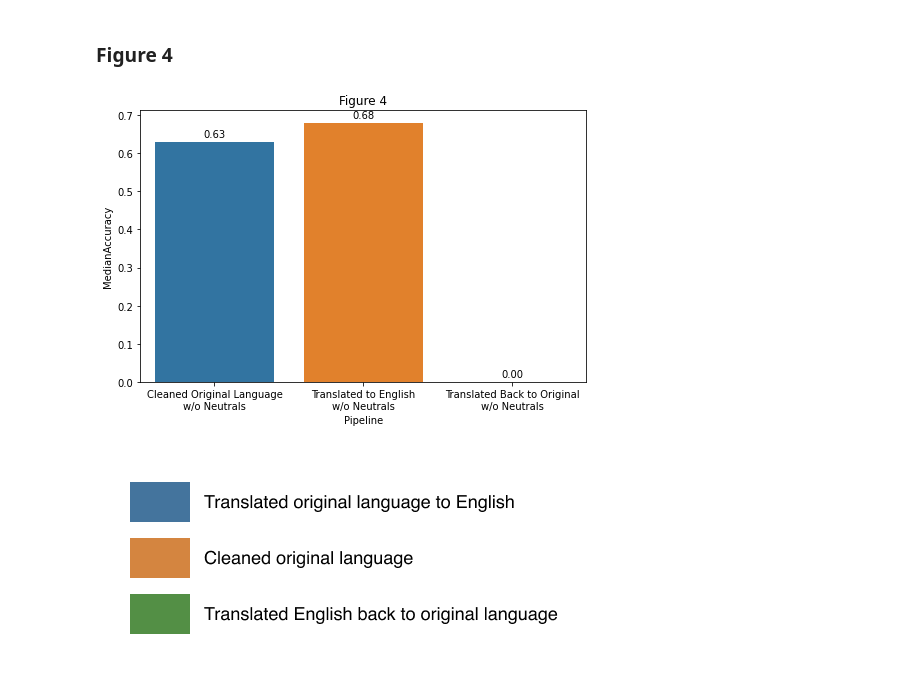
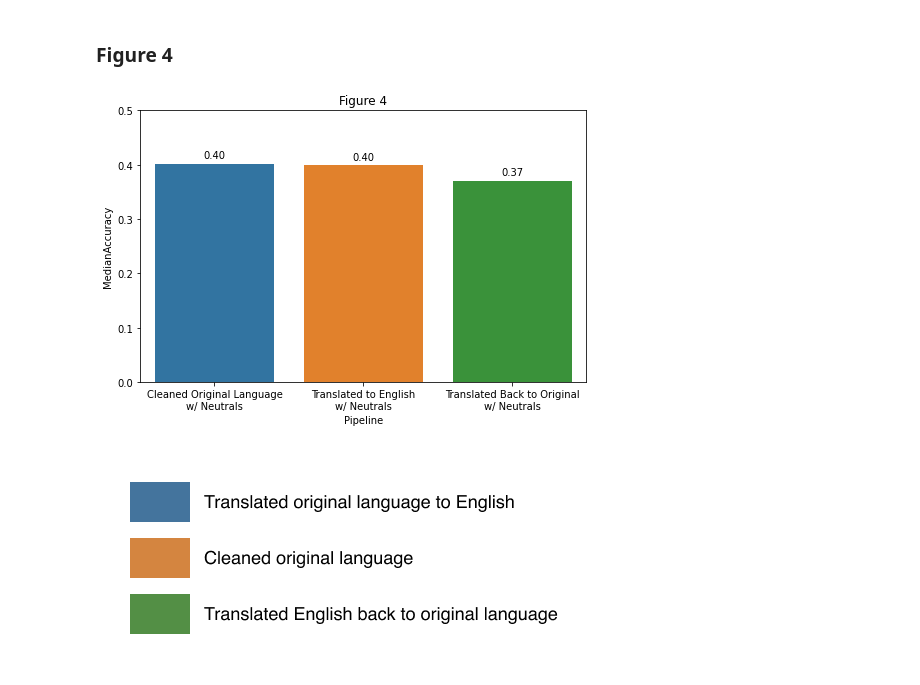
Before and after one commit to edward-chew/machine-translation, a Jupyter notebook: results.ipynb, the cells around one changed output. Drawn from its saved outputs; the diff is of its cells as text; code cells hidden in the pictures.

```diff
--- a/results.ipynb
+++ b/results.ipynb
@@ -59,8 +60,10 @@ plt.savefig("Figures/figure1.png", bbox_inches="tight")
 Comparison of Cleaned Original Language and Translated Back to Original Language accuracies accross all languages.
 # %%
 data = pd.DataFrame({"Pipeline": [pipelines[0] + "\nw/o Neutrals", pipelines[2] + "\nw/o Neutrals"],
-                     "MedianAccuracy": [0.6292841870731398, 0],
-                     "Confidence": [[0.6292436847905679, 0.6293344412681997], [0, 0]]})
+                     "MedianAccuracy": [0.6292841870731398, 0.6195824694914704],
+                     "Confidence": [[0.6292436847905679, 0.6293344412681997], [0.6195643210874983, 0.6196658298762591]]})
+
+plt.rcParams["figure.figsize"] = (5,5)
 
 lower_dists = list(map(lower_dist, [0,1]))
 upper_dists = list(map(upper_dist, [0,1]))
@@ -71,6 +74,7 @@ bp = sns.barplot(
     y="MedianAccuracy",
     yerr=[lower_dists, upper_dists])
 
+plt.ylim(0, 0.8)
 bp.set_title("Figure 2")
 
 for bar in bp.patches:
@@ -204,33 +208,34 @@ plt.savefig("Figures/figure3-15.png", bbox_inches="tight")
 # %% [markdown]
 ### Figure 4
 # %%
-data = pd.DataFrame({"Pipeline": [pipelines[0] + "\nw/o Neutrals", pipelines[1] + "\nw/o Neutrals", pipelines[2] + "\nw/o Neutrals"],
-                     "MedianAccuracy": [0.6292841870731398, 0.6773197763343846, 0],
-                     "Confidence": [[0.6292436847905679, 0.6293344412681997], [0.6772634997154882, 0.6773889914107322], [0, 0]]})
+data = pd.DataFrame({"Pipeline": [pipelines[0] + "\nw/ Neutrals", pipelines[1] + "\nw/ Neutrals", pipelines[2] + "\nw/ Neutrals"],
+                     "MedianAccuracy": [0.4022588811498849, 0.39919562179131, 0.37069205714110576],
+                     "Confidence": [[0.40224223163795836, 0.40229328844465273], [0.39916022896489906, 0.39921348136276374], [0.37066538997453374, 0.3707149252098764]]})
 
 plt.rcParams["figure.figsize"] = (8,5)
 
 lower_dists = list(map(lower_dist, [0,1,2]))
 upper_dists = list(map(upper_dist, [0,1,2]))
 
 bp = sns.barplot(
     data=data,
     x="Pipeline",
     y="MedianAccuracy",
     yerr=[lower_dists, upper_dists])
 
+plt.ylim(0, 0.5)
 bp.set_title("Figure 4")
 
 for bar in bp.patches:
     bp.annotate(format(bar.get_height(), '.2f'),
                (bar.get_x() + bar.get_width() / 2,
                 bar.get_height()), ha='center', va='center',
                 size=10, xytext=(0, 8),
                 textcoords='offset points')
 
 plt.savefig("Figures/figure4.png", bbox_inches="tight")
 # %% [output]
-[figure, old version]
+[figure, new version]
 # %%
 data = { "Albanian" :   [0.413501464224835,   0.39837842563049086, 0.3993837143231785],
          "Bosnian" :    [0.39346542448497573, 0.37777194593885316, 0.3972444561081223],
```
Also changed, not shown: parts of 2 cells of this notebook.
